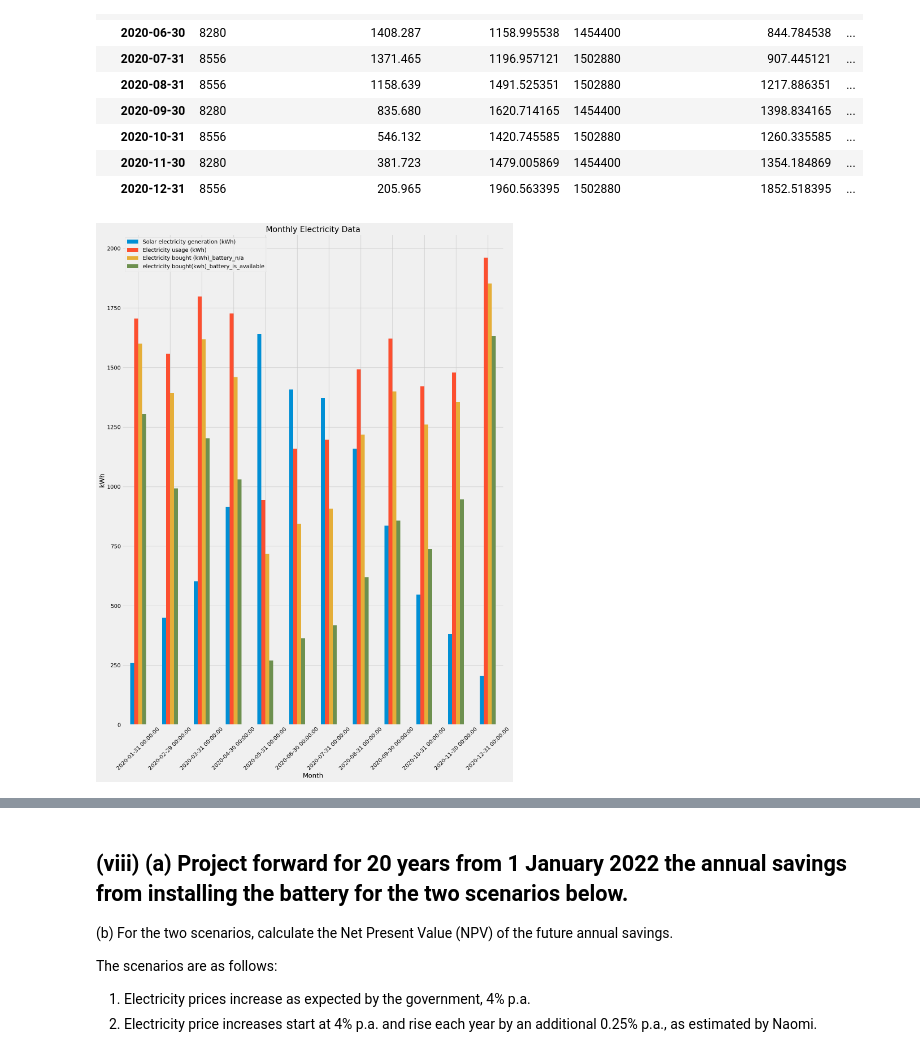
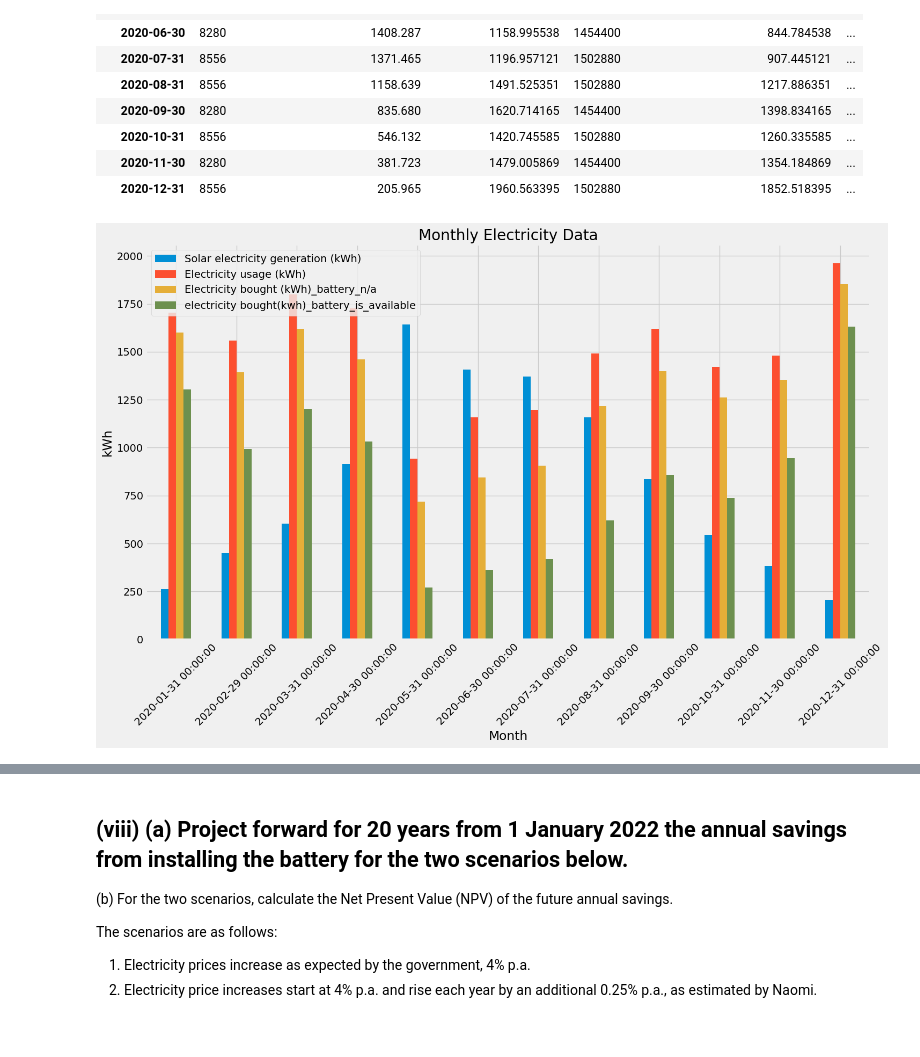
Before and after one commit to serem53/pula_electricity_analysis, a Jupyter notebook: electricity.ipynb, the cells around one changed output, grey strips where cells are left out. Saved outputs shown, nothing was run; the diff lists cells and outputs as text; code cells hidden in the pictures.

```diff
--- a/electricity.ipynb
+++ b/electricity.ipynb
@@ -511,14 +522,14 @@ monthly_data
 # %%
 # Plotting
 monthly_data.plot(kind='bar', y=['Solar electricity generation (kWh)', 'Electricity usage (kWh)',
                                   'Electricity bought (kWh)_battery_n/a','electricity bought(kwh)_battery_is_available'],
-                   figsize=(15, 20))
+                   figsize=(15, 10))
 plt.xlabel('Month')
 plt.ylabel('kWh')
 plt.title('Monthly Electricity Data')
 plt.xticks(rotation=45)
 plt.legend(loc='upper left')
 plt.tight_layout()
 plt.show()
 # %% [output]
-[figure, old version]
+[figure, new version]
```
Also changed, not shown: parts of 23 cells of this notebook.
